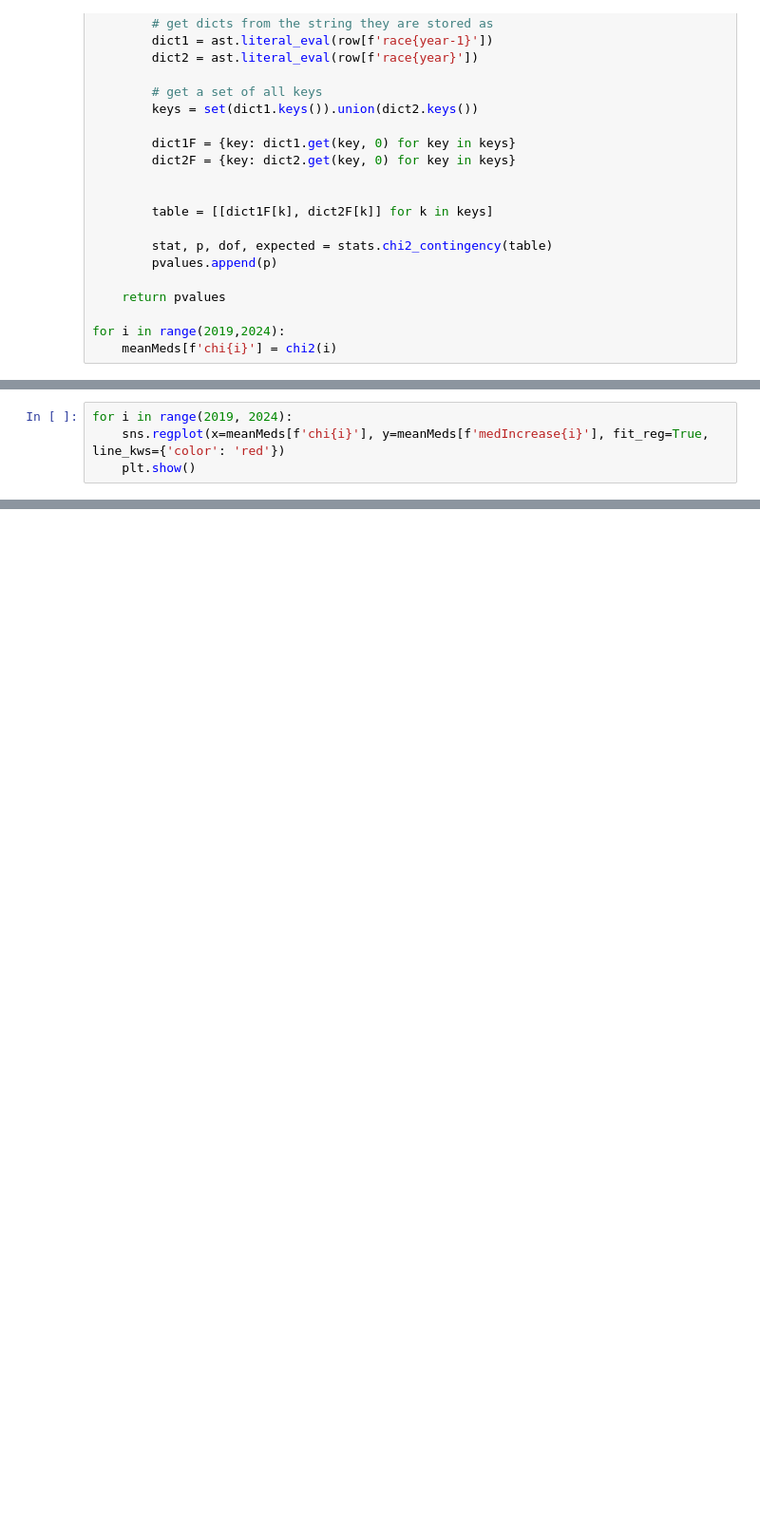
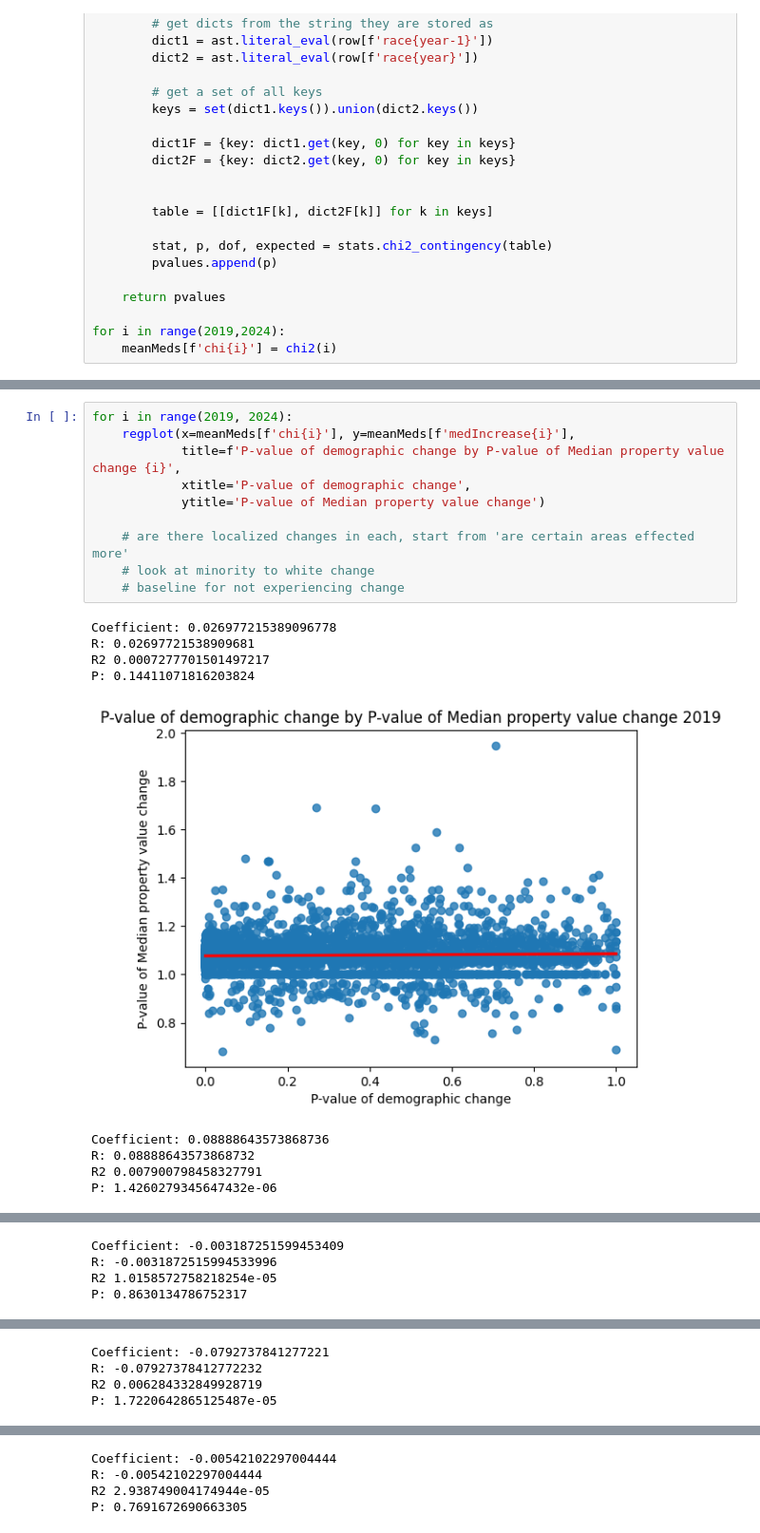
Before and after one commit to Shlefter/Data205, a Jupyter notebook: projectCode/stats.ipynb, the cells around one changed output, grey strips where cells are left out. Shown at 95% size. Drawn from its saved outputs; the diff is of its cells as text; blank space fills up the shorter version.

```diff
--- a/projectCode/stats.ipynb
+++ b/projectCode/stats.ipynb
@@ -49,4 +96,20 @@ for i in range(2019, 2024):
-# %%
-for i in range(2019, 2024):
-    sns.regplot(x=meanMeds[f'chi{i}'], y=meanMeds[f'medIncrease{i}'], fit_reg=True, line_kws={'color': 'red'})
-    plt.show()
+# %%
+for i in range(2019, 2024):
+    regplot(x=meanMeds[f'chi{i}'], y=meanMeds[f'medIncrease{i}'],
+            title=f'P-value of demographic change by P-value of Median property value change {i}',
+            xtitle='P-value of demographic change',
+            ytitle='P-value of Median property value change')
+
+    # are there localized changes in each, start from 'are certain areas effected more'
+    # look at minority to white change
+    # baseline for not experiencing change
+# %% [output]
+Coefficient: 0.026977215389096778
+R: 0.02697721538909681
+R2 0.0007277701501497217
+P: 0.14411071816203824
+[figure, added]
+Coefficient: 0.08888643573868736
+R: 0.08888643573868732
+R2 0.007900798458327791
+P: 1.4260279345647432e-06
@@ -52,0 +117,4 @@ for i in range(2019, 2024):
+Coefficient: -0.003187251599453409
+R: -0.0031872515994533996
+R2 1.0158572758218254e-05
+P: 0.8630134786752317
@@ -52,0 +122,4 @@ for i in range(2019, 2024):
+Coefficient: -0.0792737841277221
+R: -0.07927378412772232
+R2 0.006284332849928719
+P: 1.7220642865125487e-05
@@ -52,0 +127,4 @@ for i in range(2019, 2024):
+Coefficient: -0.00542102297004444
+R: -0.00542102297004444
+R2 2.938749004174944e-05
+P: 0.7691672690663305
```
Also changed, not shown: parts of 14 cells of this notebook, 3 other files.
